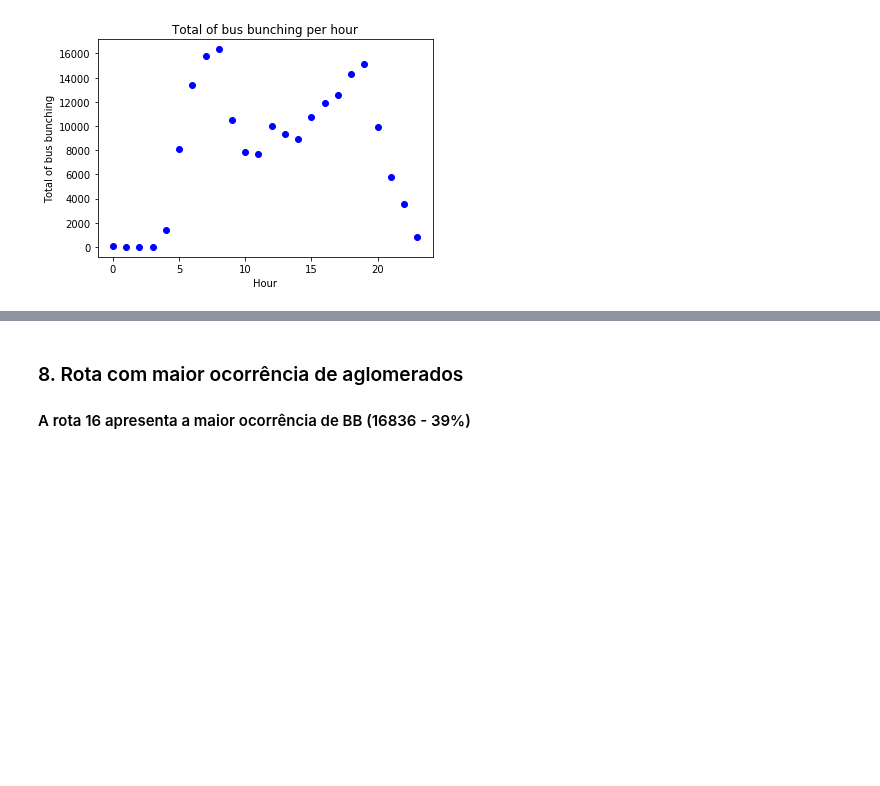
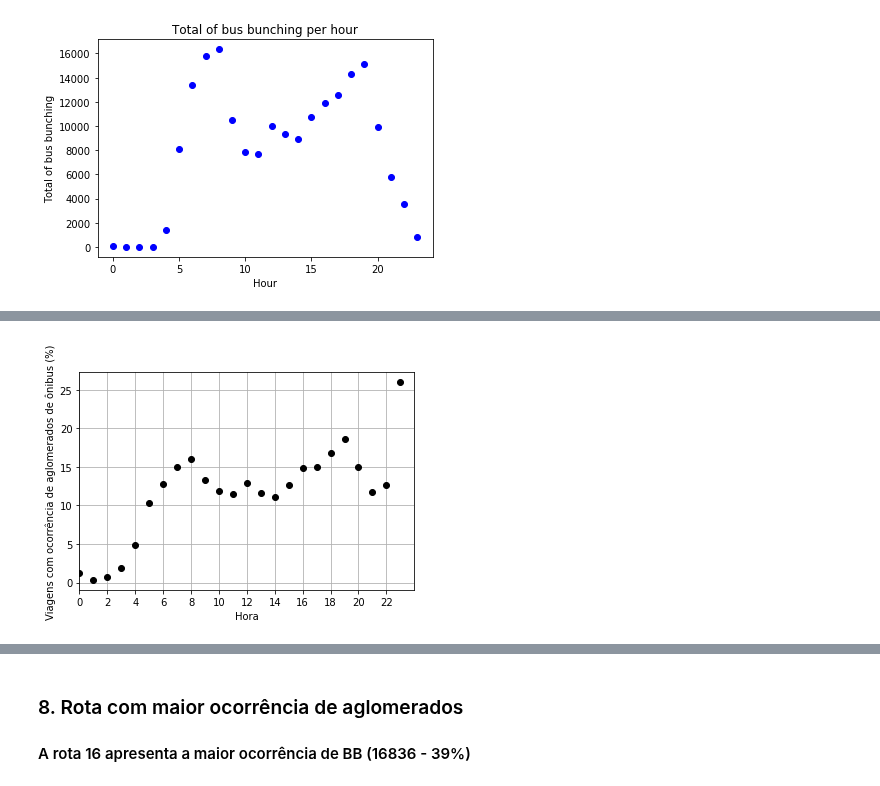
Before and after one commit to veruskasantos/INESProject, a Jupyter notebook: workspace/Data Analysis/EDA/reports/Statistical_Analysis.ipynb, the cells around one changed output, grey strips where cells are left out. Drawn from its saved outputs; the diff is of its cells as text; code cells hidden in the pictures; blank space fills up the shorter version.

Commit message:
Graphs of bus bunching per hour and day

```diff
--- a/workspace/Data Analysis/EDA/reports/Statistical_Analysis.ipynb
+++ b/workspace/Data Analysis/EDA/reports/Statistical_Analysis.ipynb
@@ -26,3 +26,9 @@ data = pd.read_csv(file_path)#, usecols=['route','busCode','alertSubtype','busBu
 print(data.shape)
 # %% [output]
 (6211570, 119)
+# %%
+file_path = '../../data/output/' + city + '/new_feats_data.csv'
+
+data = pd.read_csv(file_path, usecols=['route','busCode','alertSubtype','busBunching','DAY(gps_datetime)',
+                                       'GPShour','tripNum', 'shapeId','alertType','alertRoadType','jamBlockType'])
+print(data.shape)
@@ -303,3 +312,14 @@ plt.title("Total of bus bunching per hour")
 # %% [output]
 Text(0.5, 1.0, 'Total of bus bunching per hour')
 [figure]
+# %%
+#Recife
+bb_data_per_hour = data[data.busBunching == True].groupby('GPShour')['busBunching'].count()
+
+#proportion
+total_per_hour = data.groupby('GPShour')['busBunching'].count()
+
+perc_bb_route = bb_data_per_hour/total_per_hour
+
+print("Max value index: " + str(perc_bb_route.idxmax()))
+perc_bb_route
@@ -305,0 +345,13 @@ Text(0.5, 1.0, 'Total of bus bunching per hour')
+# %%
+plt.plot(pd.Series(perc_bb_route*100, perc_bb_route.index), 'ko')
+plt.ylabel('Viagens com ocorrência de aglomerados de ônibus (%)')
+plt.xlabel('Hora')
+plt.xlim((0, 24))
+plt.grid(True)
+plt.xticks(np.arange(0, 24, step=2))
+#plt.show()
+#plt.title("Total of bus bunching per hour")
+
+plt.savefig("bb_per_hour_cidadea.png")
+# %% [output]
+[figure, added]
```
Also changed, not shown: parts of 7 cells of this notebook.
